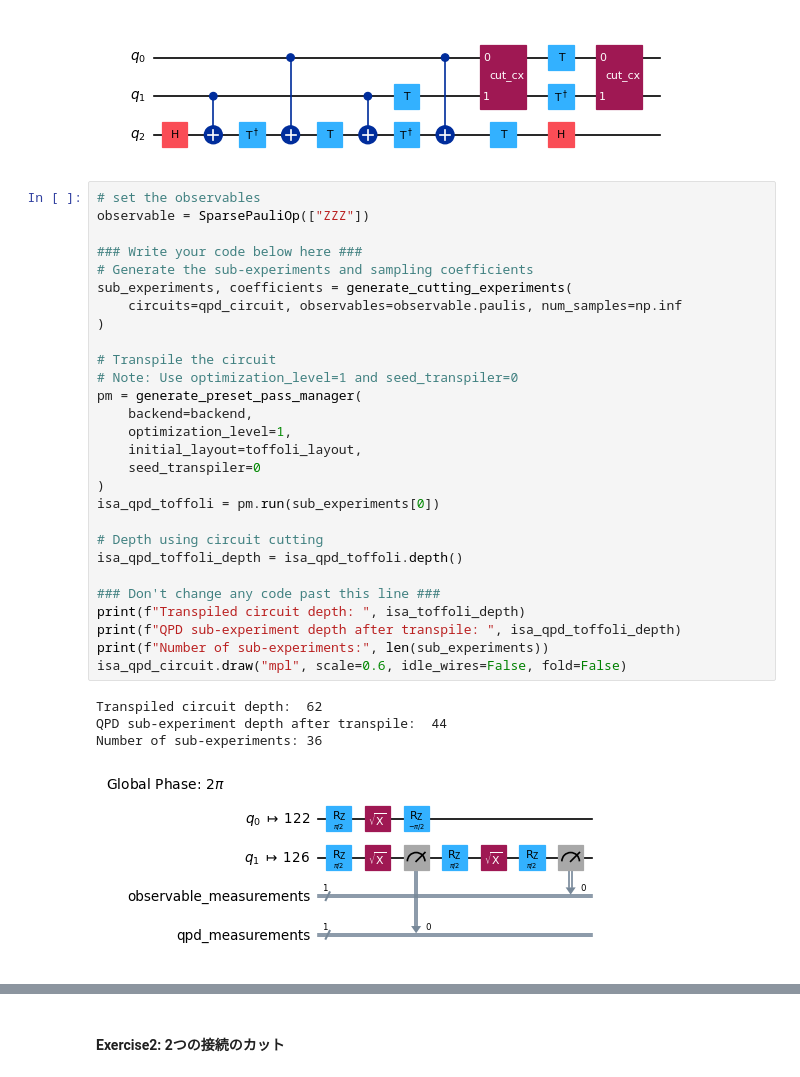
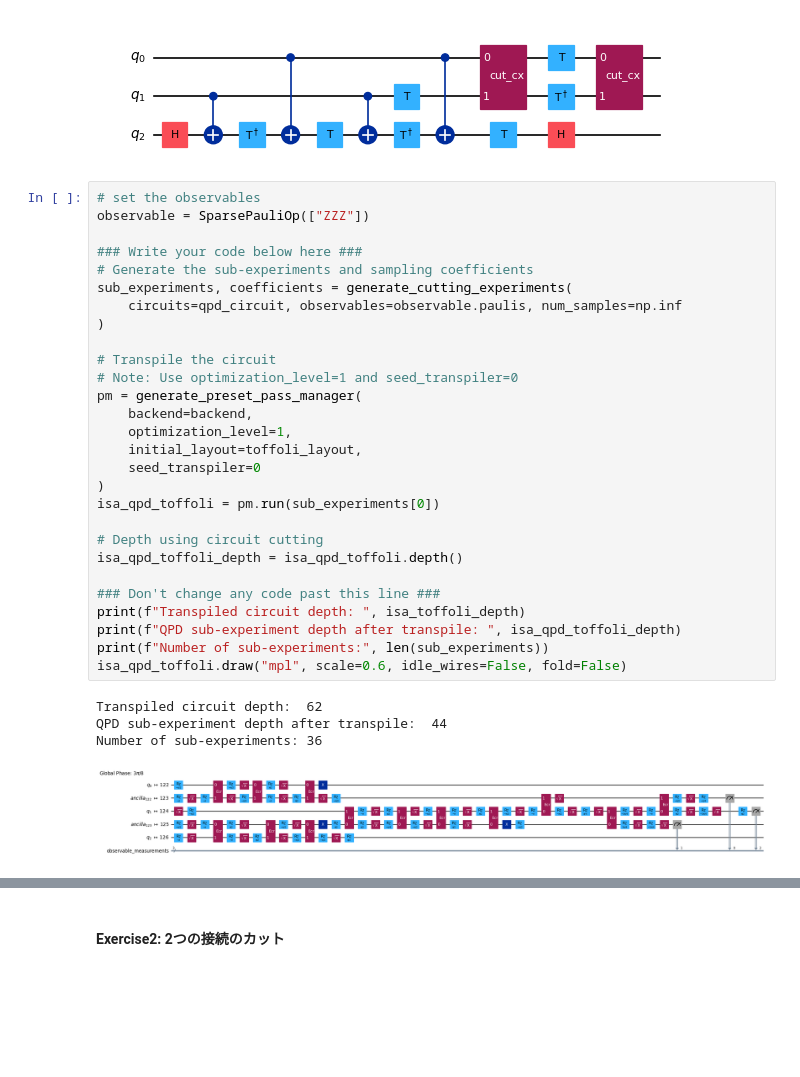
Before and after one commit to quantum-tokyo/ibm-quantum-challenge-textbook, a Jupyter notebook: src/2024-spring-lab3-circuit-knitting-ja.ipynb, the cells around one changed output, grey strips where cells are left out. Saved outputs shown, nothing was run; the diff lists cells and outputs as text; blank space fills up the shorter version.

Commit message:
fix wrong circuit display

```diff
--- a/src/2024-spring-lab3-circuit-knitting-ja.ipynb
+++ b/src/2024-spring-lab3-circuit-knitting-ja.ipynb
@@ -319,35 +323,35 @@ qpd_circuit.draw("mpl", scale=0.6)
 # set the observables
 observable = SparsePauliOp(["ZZZ"])
 
 ### Write your code below here ###
 # Generate the sub-experiments and sampling coefficients
 sub_experiments, coefficients = generate_cutting_experiments(
     circuits=qpd_circuit, observables=observable.paulis, num_samples=np.inf
 )
 
 # Transpile the circuit
 # Note: Use optimization_level=1 and seed_transpiler=0
 pm = generate_preset_pass_manager(
     backend=backend,
     optimization_level=1,
     initial_layout=toffoli_layout,
     seed_transpiler=0
 )
 isa_qpd_toffoli = pm.run(sub_experiments[0])
 
 # Depth using circuit cutting
 isa_qpd_toffoli_depth = isa_qpd_toffoli.depth()
 
 ### Don't change any code past this line ###
 print(f"Transpiled circuit depth: ", isa_toffoli_depth)
 print(f"QPD sub-experiment depth after transpile: ", isa_qpd_toffoli_depth)
 print(f"Number of sub-experiments:", len(sub_experiments))
-isa_qpd_circuit.draw("mpl", scale=0.6, idle_wires=False, fold=False)
+isa_qpd_toffoli.draw("mpl", scale=0.6, idle_wires=False, fold=False)
 # %% [output]
 Transpiled circuit depth:  62
 QPD sub-experiment depth after transpile:  44
 Number of sub-experiments: 36
-[figure, old version]
+[figure, new version]
 # %%
 ### Write your code below here ###
 # mean of the depth of all sub-experiments
```
Also changed, not shown: parts of 3 cells of this notebook.
